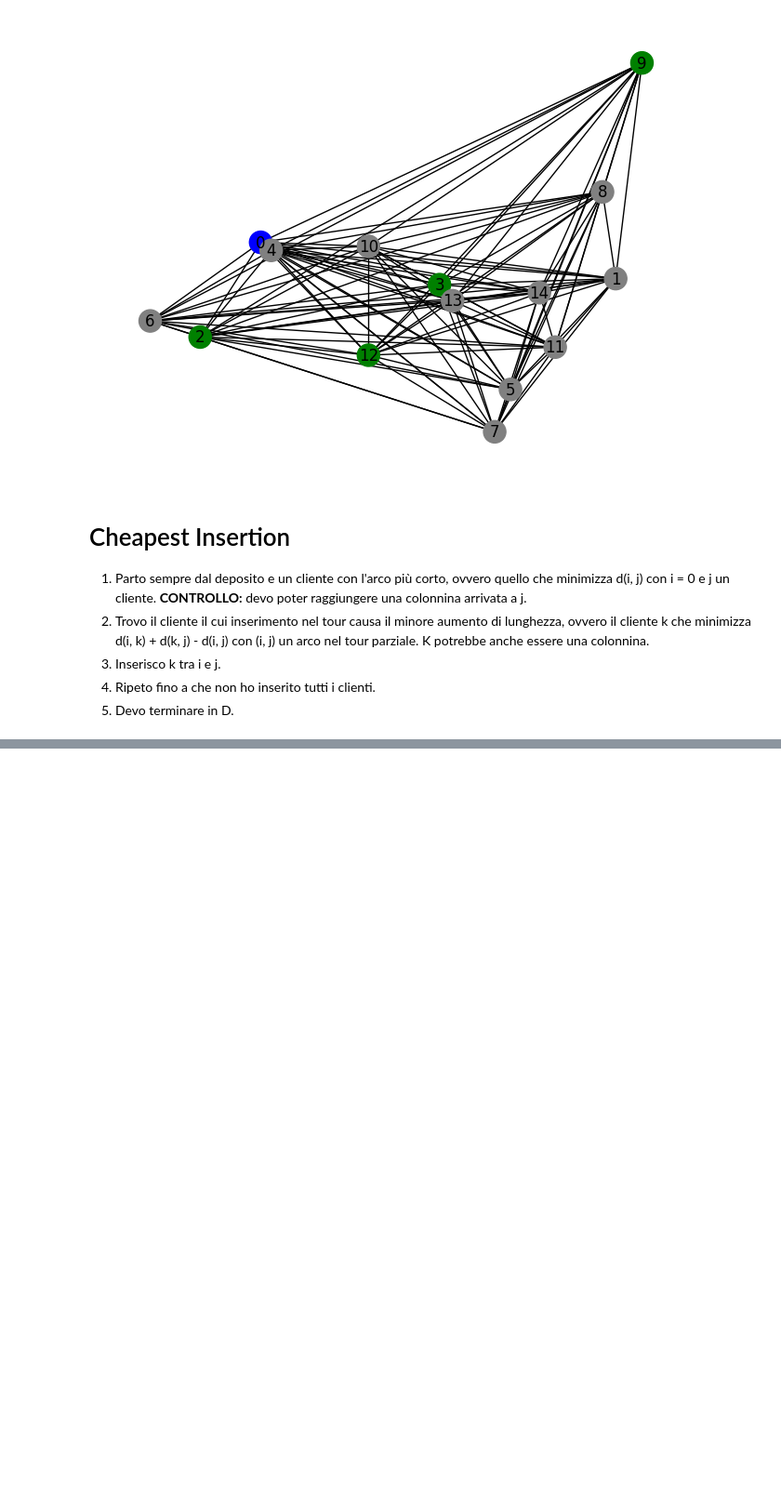
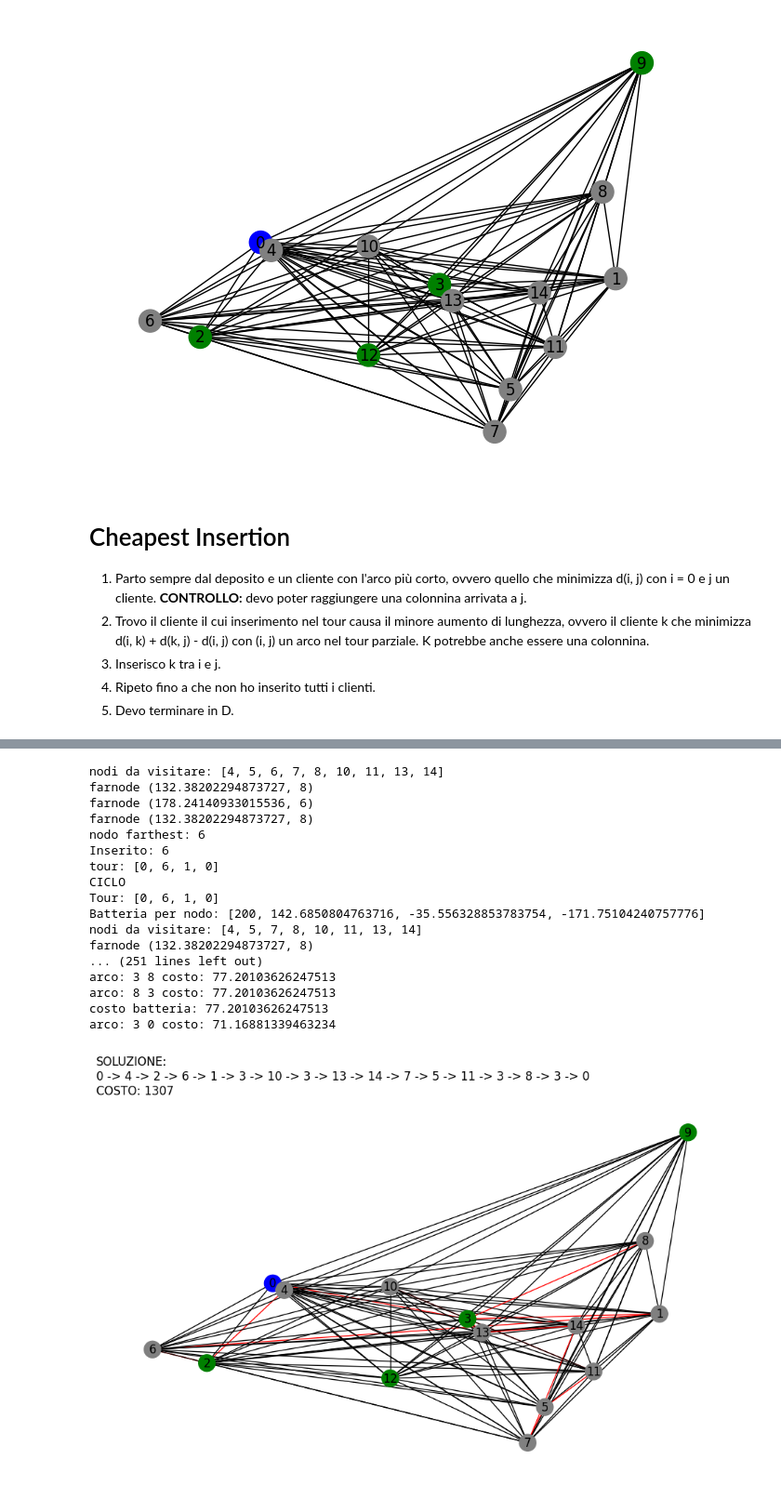
Before and after one commit to LorenzoColombi/G-TSP, a Jupyter notebook: GTSP.ipynb, the cells around one changed output, grey strips where cells are left out. Shown at 93% size. Drawn from its saved outputs; the diff is of its cells as text; code cells hidden in the pictures; blank space fills up the shorter version.

```diff
--- a/GTSP.ipynb
+++ b/GTSP.ipynb
@@ -363,0 +453,48 @@ soluzione, batteria_per_nodo = greedy_cheapest_insertion(G,batteria_max)
+# %%
+import networkx as nx
+import utility_function as uf
+
+#RICHIEDE L'ESECUZIONE DELLA CELLA PRECEDENTE
+import networkx as nx
+import utility_function as uf
+
+#Caricamento del grafo da file
+#scelta istanza
+graph_file = "istances/graph.gml"
+batteria_max = 200
+
+#lettura grafo
+G = nx.read_gml(graph_file, destringizer=int)
+
+#applicazione algoritmo
+soluzione, batteria_per_nodo = greedy_farthest_insertion(G,batteria_max)
+
+#aggiungiamo le colonnine necessarie
+soluzione, batteria_per_nodo = add_colonnine_to_tour(G, soluzione, batteria_per_nodo, batteria_max)
+
+costo = uf.costo(G,soluzione, batteria_per_nodo)
+
+#costo = uf.costo(G, soluzione, batteria_per_nodo)
+#print("costo: ", costo)
+
+#plot the solution
+uf.draw_solution(G, soluzione , costo)
+# %% [output]
+nodi da visitare: [4, 5, 6, 7, 8, 10, 11, 13, 14]
+farnode (132.38202294873727, 8)
+farnode (178.24140933015536, 6)
+farnode (132.38202294873727, 8)
+nodo farthest: 6
+Inserito: 6
+tour: [0, 6, 1, 0]
+CICLO
+Tour: [0, 6, 1, 0]
+Batteria per nodo: [200, 142.6850804763716, -35.556328853783754, -171.75104240757776]
+nodi da visitare: [4, 5, 7, 8, 10, 11, 13, 14]
+farnode (132.38202294873727, 8)
+... (251 lines left out)
+arco: 3 8 costo: 77.20103626247513
+arco: 8 3 costo: 77.20103626247513
+costo batteria: 77.20103626247513
+arco: 3 0 costo: 71.16881339463234
+[figure, added]
```
Also changed, not shown: parts of 6 cells of this notebook, 1 other file.
